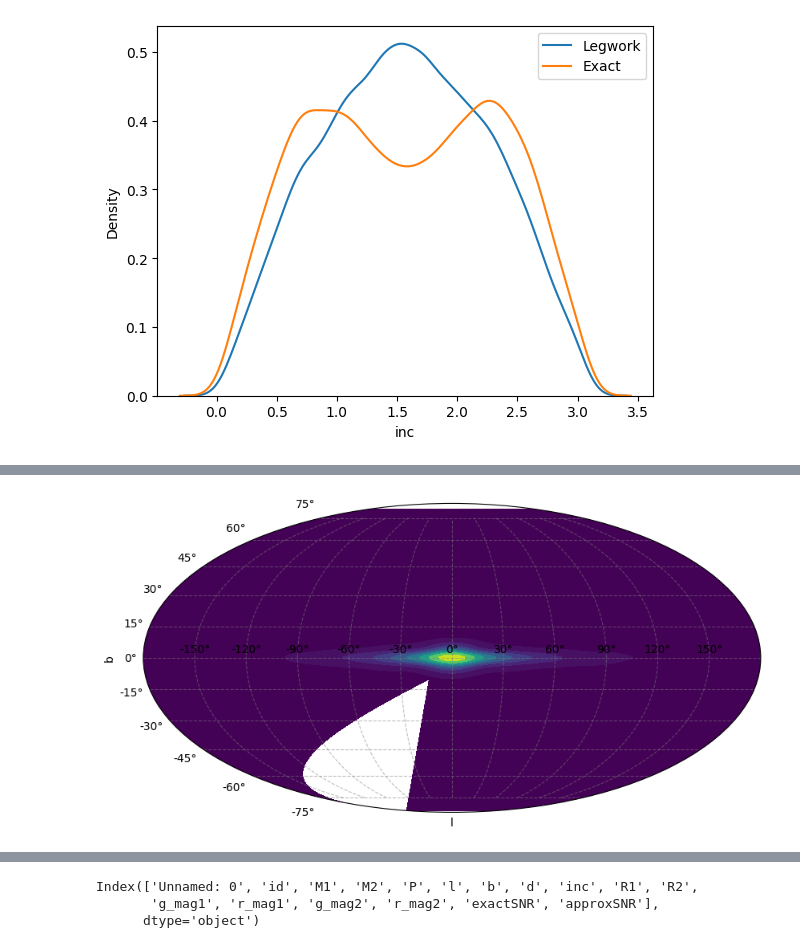
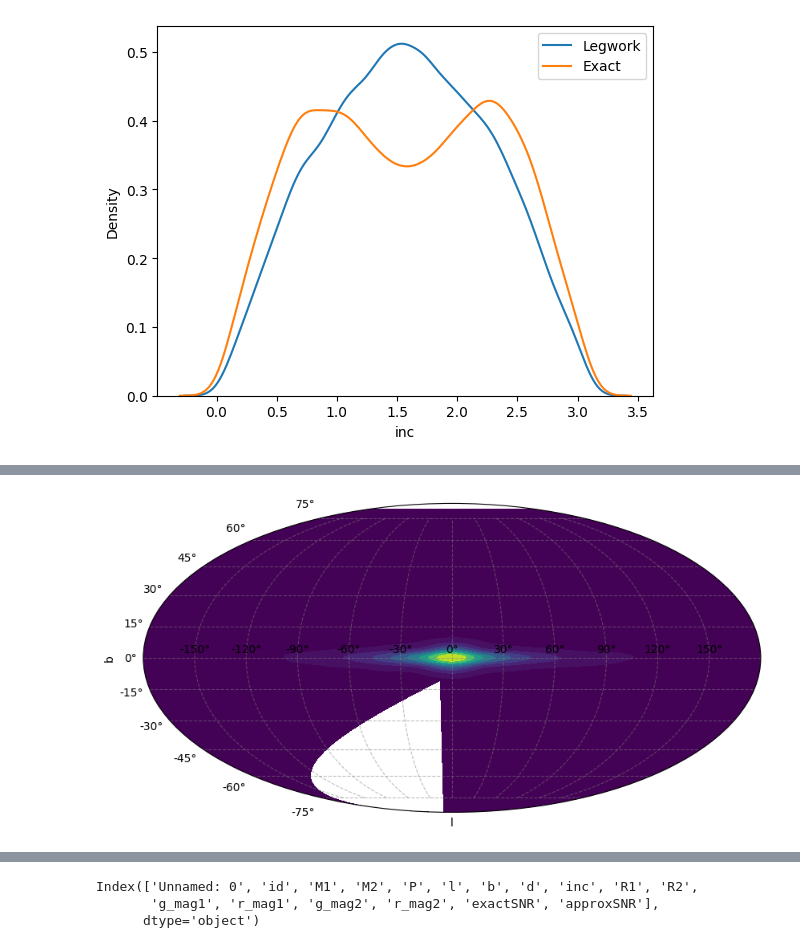
Before and after one commit to nelemans/LISA_GB_population, a Jupyter notebook: LISA_community_day_populations.ipynb, the cells around one changed output, grey strips where cells are left out. Cells and saved outputs as stored; diff of their text form; code cells hidden in the pictures.

```diff
--- a/LISA_community_day_populations.ipynb
+++ b/LISA_community_day_populations.ipynb
@@ -236,6 +246,9 @@ def pars_to_GBGPU(P, M1, M2, d, l=0, b=0, inc = 60*u.degree, phi=0, psi=0, fddot
     #Probably best to work with a dict-style structure tailored to the file we give.
 
 
+def Mch(M1, m2):
+    return (M1*m2)**0.6/(M1 + m2)**0.2
+
 # FIM code
 # %% [markdown]
 We will star by going back to the verification binaries, which you have seen before at the data analysis tutorial.
@@ -344,0 +355,4 @@ maskAngles = data['exactSNR'] > 7
+# %%
+data['Mchirp'] = Mch(data['M1'],data['M2'])
+# %%
+data['f_GW'] = 2/(data['P']*u.day.to(u.second))*1000
@@ -353,19 +405,19 @@ plt.show()
 # %%
 fig = plt.figure(figsize=(10, 5))
 ax = fig.add_subplot(111, projection='mollweide')
 
 # 4. Plot the KDE using seaborn, passing the explicit axis object
 sns.kdeplot(
-    x=data[maskLegwork]['l']/57.3,
-    y=data[maskLegwork]['b']/57.3,
+    x=data[maskAngles]['l']/57.3,
+    y=data[maskAngles]['b']/57.3,
     ax=ax,
     fill=True,
     thresh=0.0,
     levels=10,
     cmap="viridis"
 )
 
 # 5. Format the grid and appearance
 ax.grid(True, color='gray', linestyle='--', alpha=0.5)
 # %% [output]
-[figure, old version]
+[figure, new version]
```
Also changed, not shown: parts of 17 cells of this notebook.
